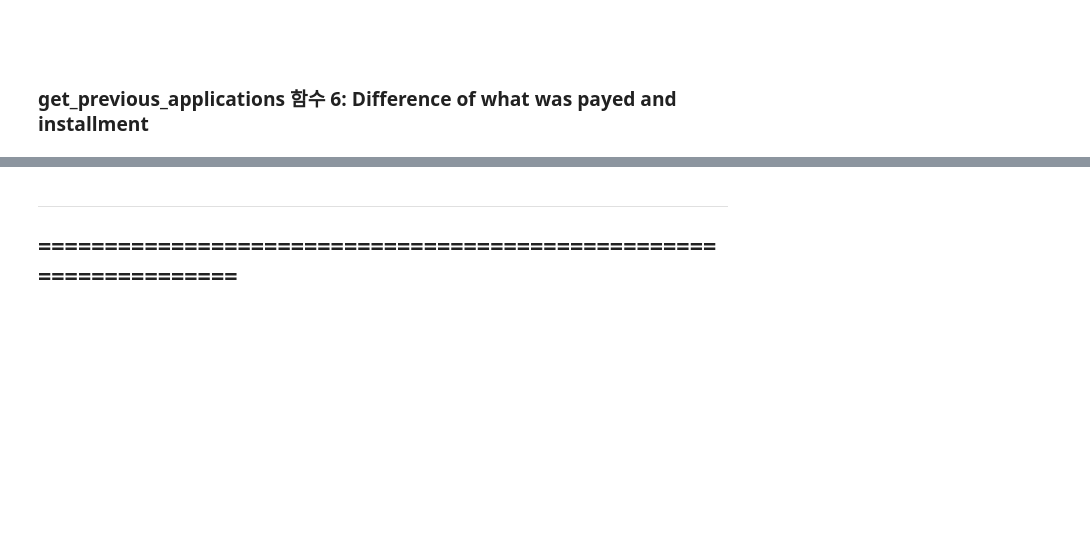
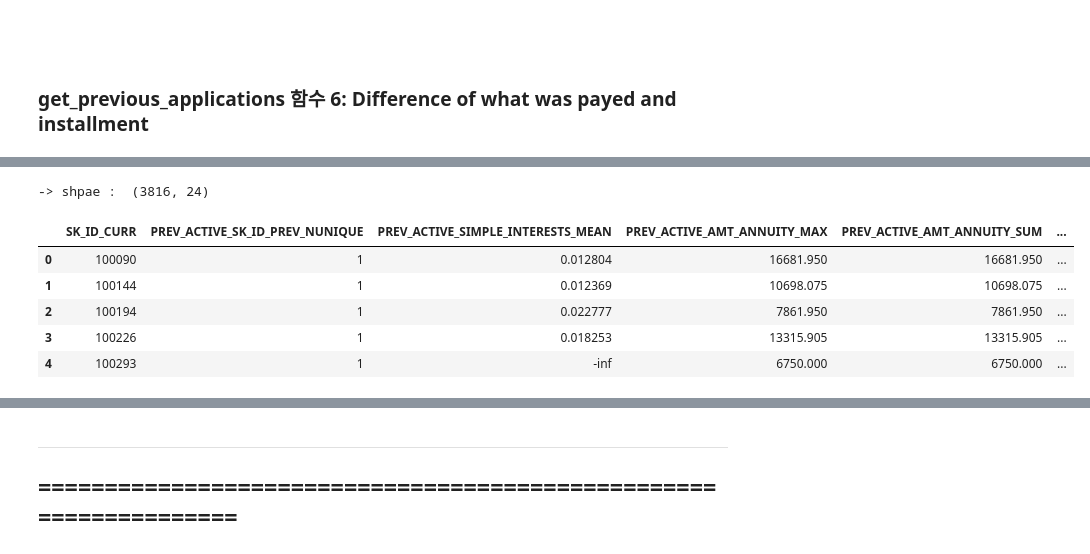
Before and after one commit to ecjang/pages, a Jupyter notebook: Kaggle/003_MultiClass_Classification_HomeCredit_LightGBM_7th.ipynb, the cells around one changed output, grey strips where cells are left out. Cells and saved outputs as stored; diff of their text form; code cells hidden in the pictures; blank space fills up the shorter version.

```diff
--- a/Kaggle/003_MultiClass_Classification_HomeCredit_LightGBM_7th.ipynb
+++ b/Kaggle/003_MultiClass_Classification_HomeCredit_LightGBM_7th.ipynb
@@ -1786,0 +1804,28 @@ Name: INSTALLMENT_PAYMENT_DIFF, dtype: float64
+# %%
+PREVIOUS_ACTIVE_AGG = {
+    'SK_ID_PREV': ['nunique'],
+    'SIMPLE_INTERESTS': ['mean'],
+    'AMT_ANNUITY': ['max', 'sum'],
+    'AMT_APPLICATION': ['max', 'mean'],
+    'AMT_CREDIT': ['sum'],
+    'AMT_DOWN_PAYMENT': ['max', 'mean'],
+    'DAYS_DECISION': ['min', 'mean'],
+    'CNT_PAYMENT': ['mean', 'sum'],
+    'DAYS_LAST_DUE_1ST_VERSION': ['min', 'max', 'mean'],
+    # Engineered features
+    'AMT_PAYMENT': ['sum'],
+    'INSTALMENT_PAYMENT_DIFF': ['mean', 'max'],
+    'REMAINING_DEBT': ['max', 'mean', 'sum'],
+    'REPAYMENT_RATIO': ['mean'],
+}
+# %%
+active_agg_df = group(active_df, 'PREV_ACTIVE_', PREVIOUS_ACTIVE_AGG)
+df_print(active_agg_df)
+# %% [output]
+-> shpae :  (3816, 24)
+|  | SK_ID_CURR | PREV_ACTIVE_SK_ID_PREV_NUNIQUE | PREV_ACTIVE_SIMPLE_INTERESTS_MEAN | PREV_ACTIVE_AMT_ANNUITY_MAX | PREV_ACTIVE_AMT_ANNUITY_SUM | ... |
+| 0 | 100090 | 1 | 0.012804 | 16681.950 | 16681.950 | ... |
+| 1 | 100144 | 1 | 0.012369 | 10698.075 | 10698.075 | ... |
+| 2 | 100194 | 1 | 0.022777 | 7861.950 | 7861.950 | ... |
+| 3 | 100226 | 1 | 0.018253 | 13315.905 | 13315.905 | ... |
+| 4 | 100293 | 1 | -inf | 6750.000 | 6750.000 | ... |
```
Also changed, not shown: parts of 41 cells of this notebook.
